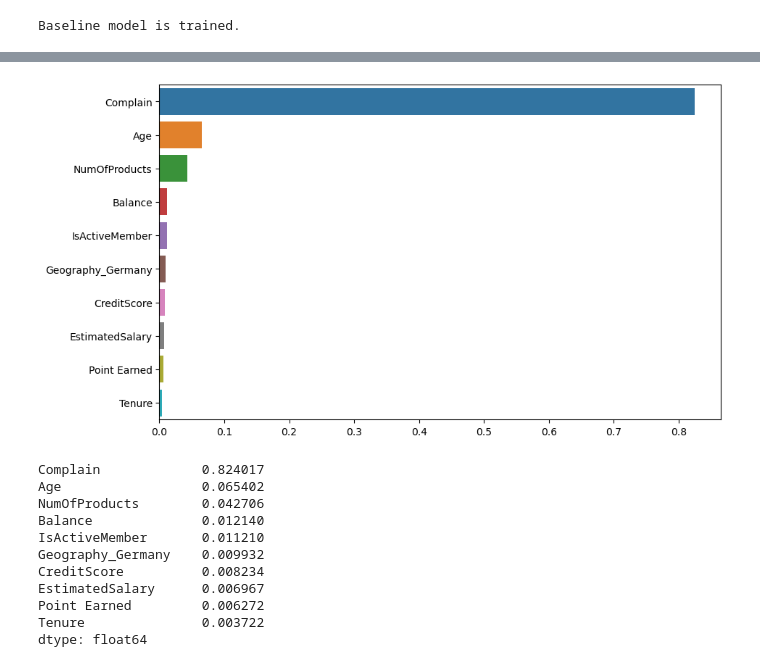
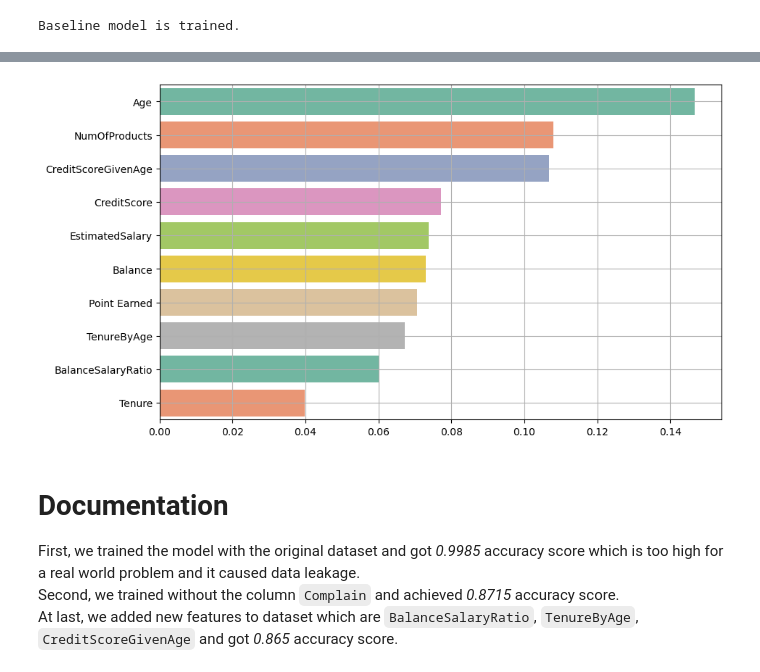
Before and after one commit to yagmurbo/bank-churn-prediction, a Jupyter notebook: notebooks/baseline.ipynb, the cells around one changed output, grey strips where cells are left out. Drawn from its saved outputs; the diff is of its cells as text; code cells hidden in the pictures.

````diff
--- a/notebooks/baseline.ipynb
+++ b/notebooks/baseline.ipynb
@@ -54,0 +189,18 @@ Baseline model is trained.
+# %%
+def apply_new_features(df):
+    df_new = df.copy()
+    df_new['BalanceSalaryRatio'] = df_new['Balance'] / (df_new['EstimatedSalary'] + 1) # +1 is for avoiding division by zero
+    df_new['TenureByAge'] = df_new['Tenure'] / (df_new['Age'] + 1)
+    df_new['CreditScoreGivenAge'] = df_new['CreditScore'] / (df_new['Age'] + 1)
+
+    return df_new
+# %%
+df_new_features = apply_new_features(df_wo_complain)
+# %%
+# train test split
+X = df_new_features.drop(columns=['Exited'])
+y = df_new_features['Exited']
+
+X_train, X_test, y_train, y_test = train_test_split(X, y, test_size=0.2, random_state=42, stratify=y)
+print("Train size: ", X_train.shape)
+print("Test size: ", X_test.shape)
@@ -54,0 +210,6 @@ Baseline model is trained.
+# %%
+# training the model
+rf_model.fit(X_train, y_train)
+y_pred = rf_model.predict(X_test)
+
+print("New model is trained.")
@@ -95,25 +242,9 @@ While 99.85% accuracy is the goal, in real-world problems, it is not very much l
 # %%
-import pandas as pd
-import matplotlib.pyplot as plt
-import seaborn as sns
-
 feature_imp = pd.Series(rf_model.feature_importances_, index=X_test.columns).sort_values(ascending=False)
 
-plt.figure(figsize=(10,6))
-sns.barplot(x=feature_imp[:10], y=feature_imp.index[:10])
+plt.figure(figsize=(10, 6))
+sns.barplot(x=feature_imp[:10], y=feature_imp.index[:10], palette='Set2')
+plt.grid()
 plt.show()
-
-print(feature_imp.head(10))
 # %% [output]
-[figure, old version]
+[figure, new version]
-Complain             0.824017
-Age                  0.065402
-NumOfProducts        0.042706
-Balance              0.012140
-IsActiveMember       0.011210
-Geography_Germany    0.009932
-CreditScore          0.008234
-EstimatedSalary      0.006967
-Point Earned         0.006272
-Tenure               0.003722
-dtype: float64
@@ -129,0 +251,5 @@ new_df = apply_feature_engineering(df)
+# %% [markdown]
+# Documentation
+First, we trained the model with the original dataset and got *0.9985* accuracy score which is too high for a real world problem and it caused data leakage.
+Second, we trained without the column ```Complain``` and achieved *0.8715* accuracy score.
+At last, we added new features to dataset which are ```BalanceSalaryRatio```, ```TenureByAge```, ```CreditScoreGivenAge``` and got *0.865* accuracy score.
````
Also changed, not shown: parts of 27 cells of this notebook.
